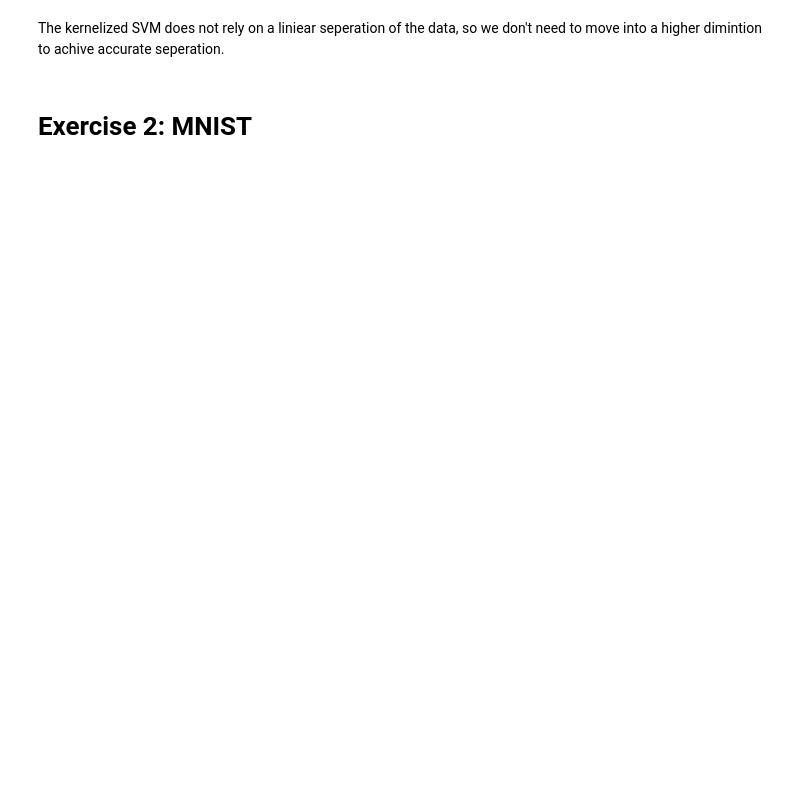
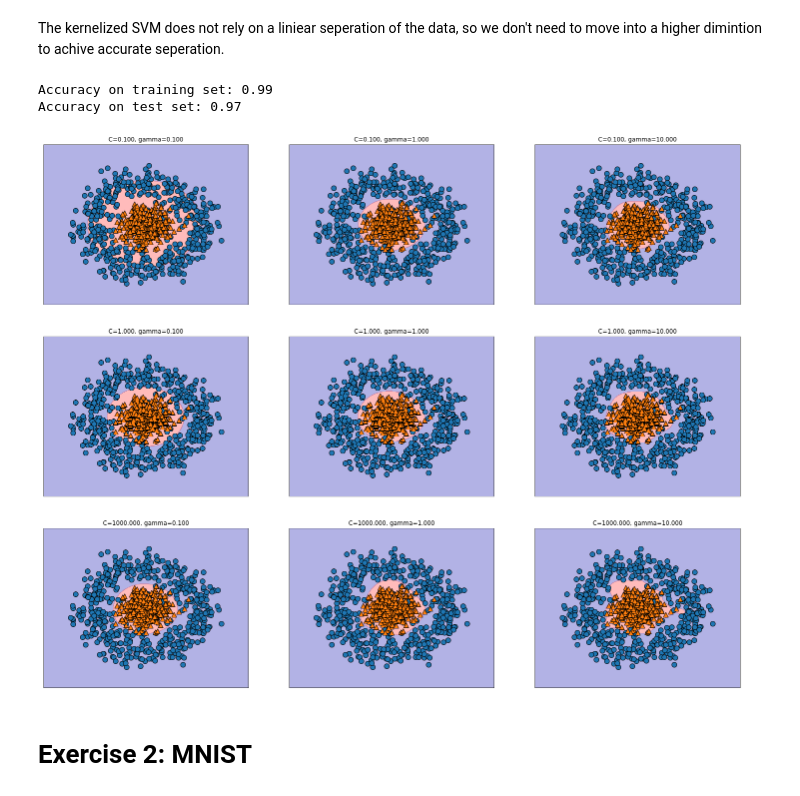
Before and after one commit to StephanThierry/ML-Group6, a Jupyter notebook: STH/STH-Assignment_3.ipynb, the cells around one changed output. Cells and saved outputs as stored; diff of their text form; code cells hidden in the pictures; blank space fills up the shorter version.

```diff
--- a/STH/STH-Assignment_3.ipynb
+++ b/STH/STH-Assignment_3.ipynb
@@ -179,17 +181,21 @@ Text(0, 0.5, 'Y')
 # %% [markdown]
 The kernelized SVM does not rely on a liniear seperation of the data, so we don't need to move into a higher dimintion to achive accurate seperation.
 # %%
-fig, axes = plt.subplots(3, 3, figsize=(15,10))
+fig, axes = plt.subplots(3, 3, figsize=(25,20))
 
 for ax, C in zip(axes, [0.1, 1, 1000]):
     for a, gamma in zip(ax,[0.1, 1, 10]):
         svm = SVC(C=C, gamma=gamma).fit(X,y)
         mglearn.discrete_scatter(X[:,0],X[:,1], y, ax=a)
         mglearn.plots.plot_2d_separator(svm, X, eps=.5, fill=True, alpha=0.3, ax=a)
         a.set_title("C={:.3f}, gamma={:.3f}".format(C,gamma))
 
 svm.fit(X_train, y_train)
 print("Accuracy on training set: {:.2f}".format(svm.score(X_train, y_train)))
 print("Accuracy on test set: {:.2f}".format(svm.score(X_test, y_test)))
+# %% [output]
+Accuracy on training set: 0.99
+Accuracy on test set: 0.97
+[figure, added]
 # %% [markdown]
 # Exercise 2: MNIST
```
Also changed, not shown: parts of 13 cells of this notebook, 5 other files.
